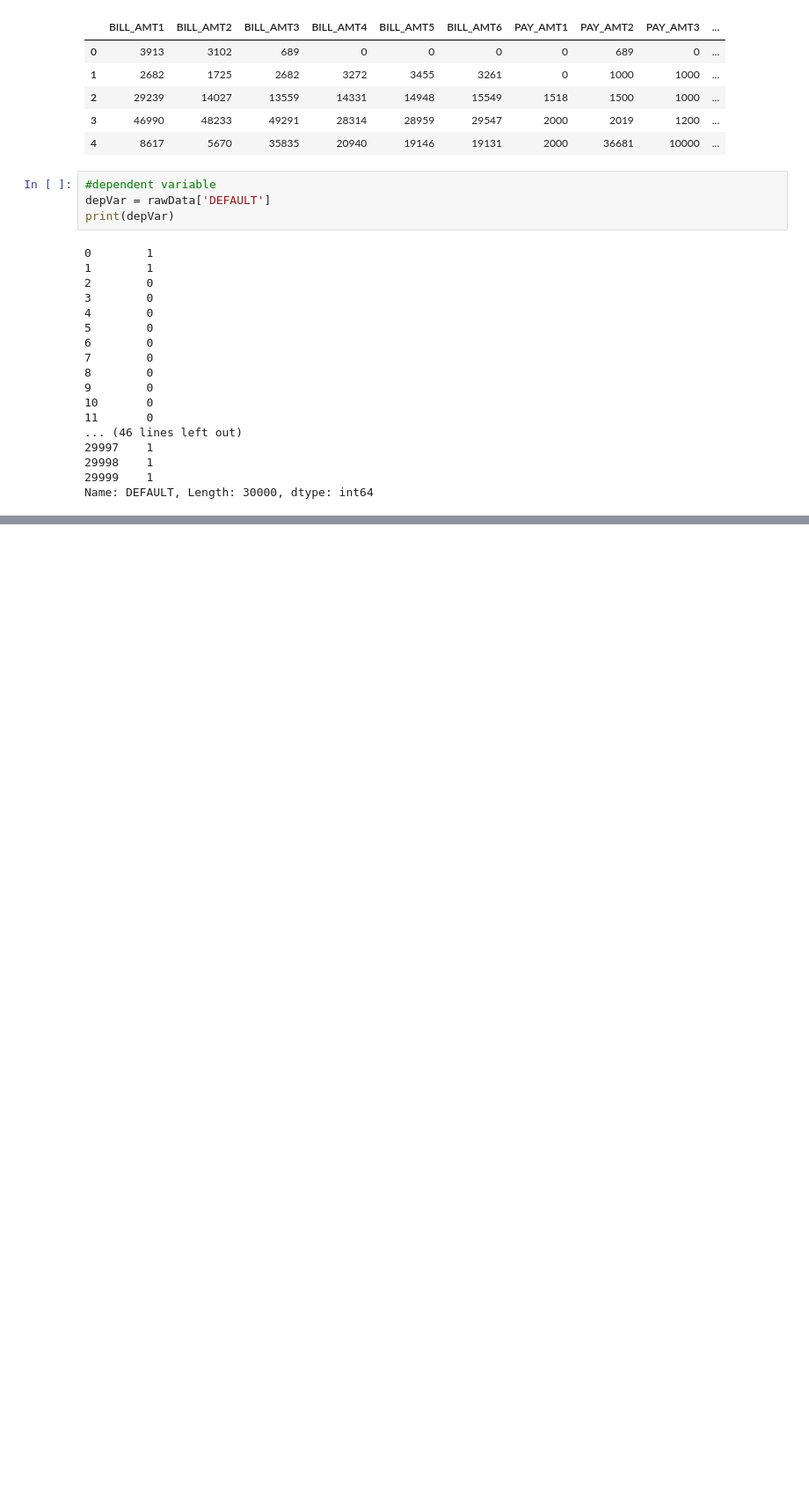
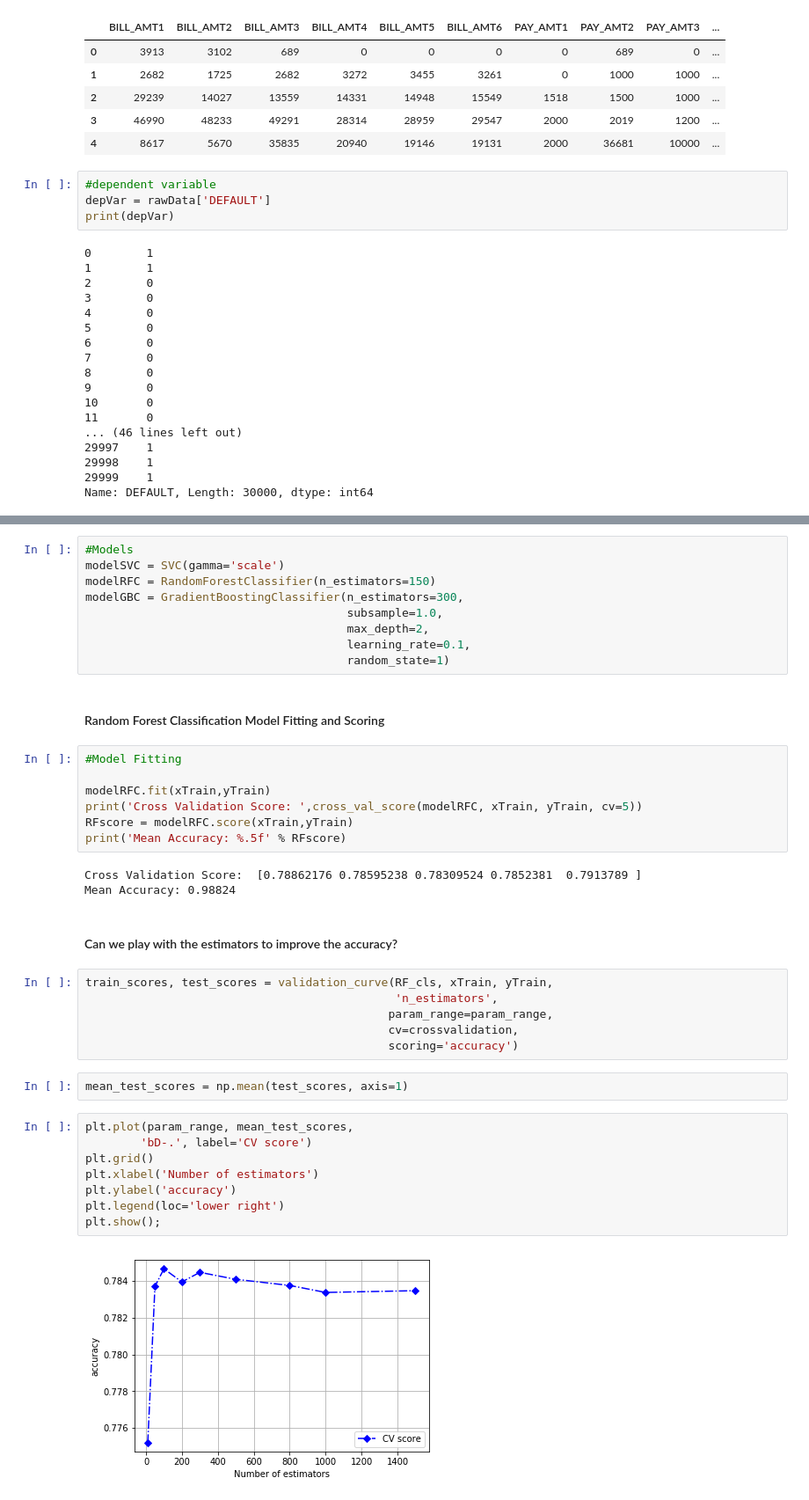
Before and after one commit to rjmclain1/DA1018UTA, a Jupyter notebook: C5T3_Classification.ipynb, the cells around one changed output, grey strips where cells are left out. Shown at 88% size. Cells and saved outputs as stored; diff of their text form; blank space fills up the shorter version.

```diff
--- a/C5T3_Classification.ipynb
+++ b/C5T3_Classification.ipynb
@@ -239,0 +178,41 @@ plt.show();
+# %%
+#Models
+modelSVC = SVC(gamma='scale')
+modelRFC = RandomForestClassifier(n_estimators=150)
+modelGBC = GradientBoostingClassifier(n_estimators=300,
+                                      subsample=1.0,
+                                      max_depth=2,
+                                      learning_rate=0.1,
+                                      random_state=1)
+# %% [markdown]
+#### Random Forest Classification Model Fitting and Scoring ####
+# %%
+#Model Fitting
+
+modelRFC.fit(xTrain,yTrain)
+print('Cross Validation Score: ',cross_val_score(modelRFC, xTrain, yTrain, cv=5))
+RFscore = modelRFC.score(xTrain,yTrain)
+print('Mean Accuracy: %.5f' % RFscore)
+# %% [output]
+Cross Validation Score:  [0.78862176 0.78595238 0.78309524 0.7852381  0.7913789 ]
+Mean Accuracy: 0.98824
+# %% [markdown]
+#### Can we play with the estimators to improve the accuracy? ####
+# %%
+train_scores, test_scores = validation_curve(RF_cls, xTrain, yTrain,
+                                             'n_estimators',
+                                            param_range=param_range,
+                                            cv=crossvalidation,
+                                            scoring='accuracy')
+# %%
+mean_test_scores = np.mean(test_scores, axis=1)
+# %%
+plt.plot(param_range, mean_test_scores,
+        'bD-.', label='CV score')
+plt.grid()
+plt.xlabel('Number of estimators')
+plt.ylabel('accuracy')
+plt.legend(loc='lower right')
+plt.show();
+# %% [output]
+[figure, added]
```
Also changed, not shown: parts of 41 cells of this notebook, 1 other file.
